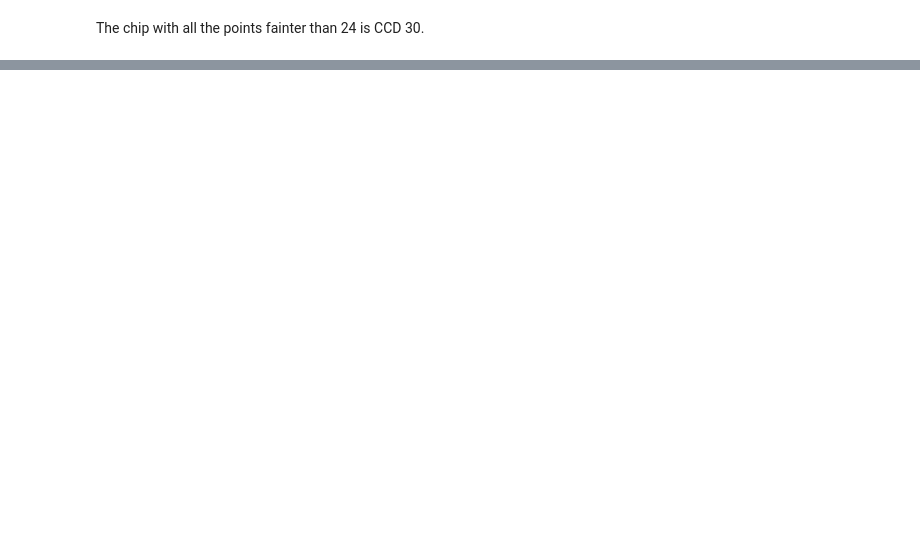
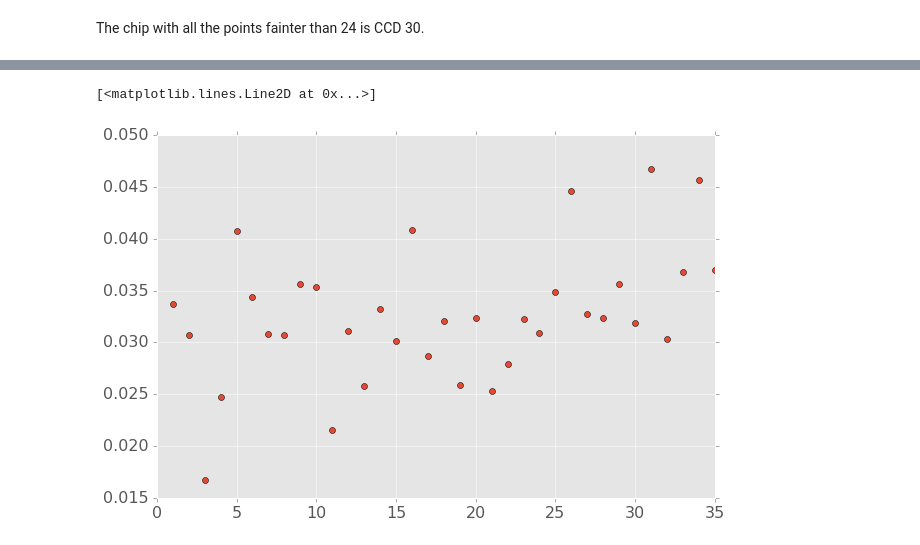
Before and after one commit to ctslater/lsst_ideas, a Jupyter notebook: testing_validate_drp.ipynb, the cells around one changed output, grey strips where cells are left out. Cells and saved outputs as stored; diff of their text form; code cells hidden in the pictures; blank space fills up the shorter version.

Commit message:
Debugging src and ref catalog matches.

```diff
--- a/testing_validate_drp.ipynb
+++ b/testing_validate_drp.ipynb
@@ -108,0 +130,11 @@ plt.plot(ccd_list, np.array(dists)*3600*180/np.pi, 'o')
+# %%
+ccd_list = xrange(1,36)
+dists = []
+# 849375
+for ccdnum in ccd_list:
+    matches = b_branch.get("srcMatch", visit=849375, ccd=ccdnum)
+    dists.append(np.median(matches['distance']))
+plt.plot(ccd_list, np.array(dists)*3600*180/np.pi, 'o')
+# %% [output]
+[<matplotlib.lines.Line2D at 0x...>]
+[figure, added]
```
Also changed, not shown: parts of 14 cells of this notebook.
